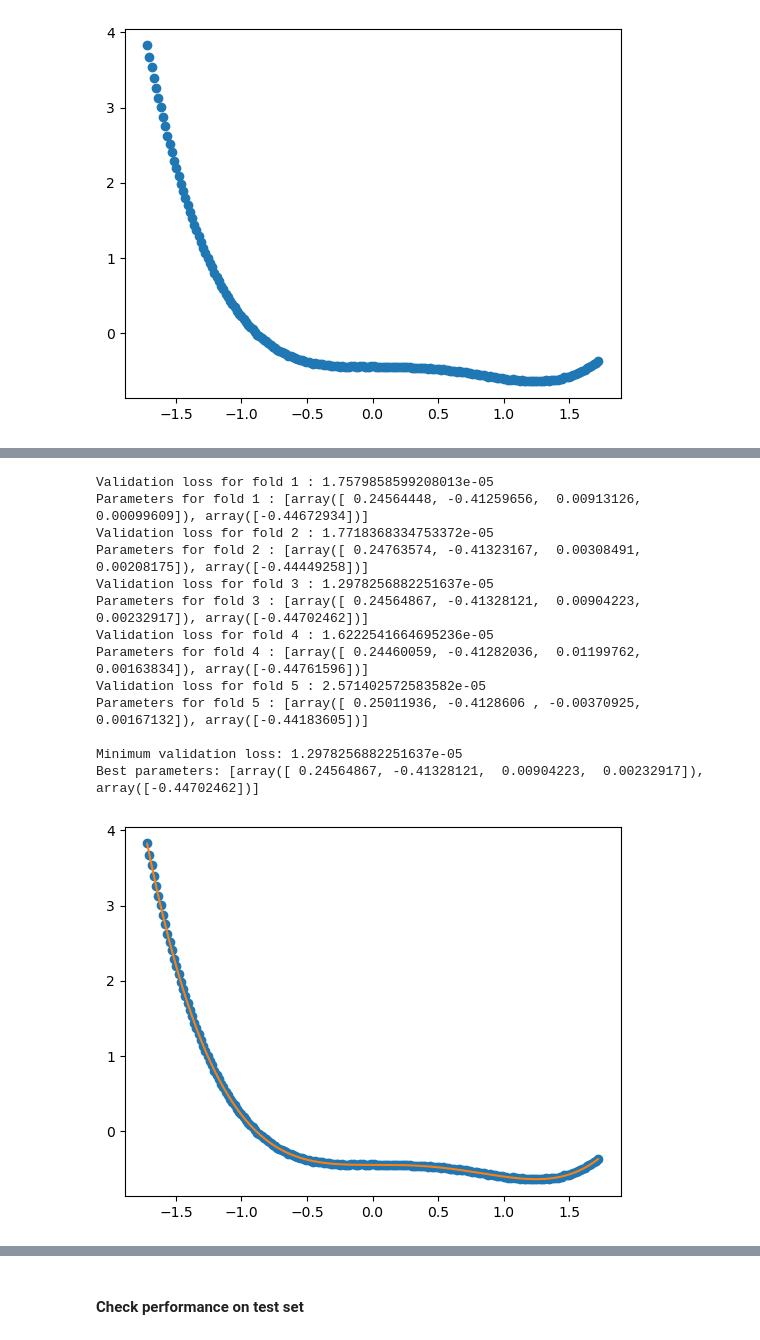
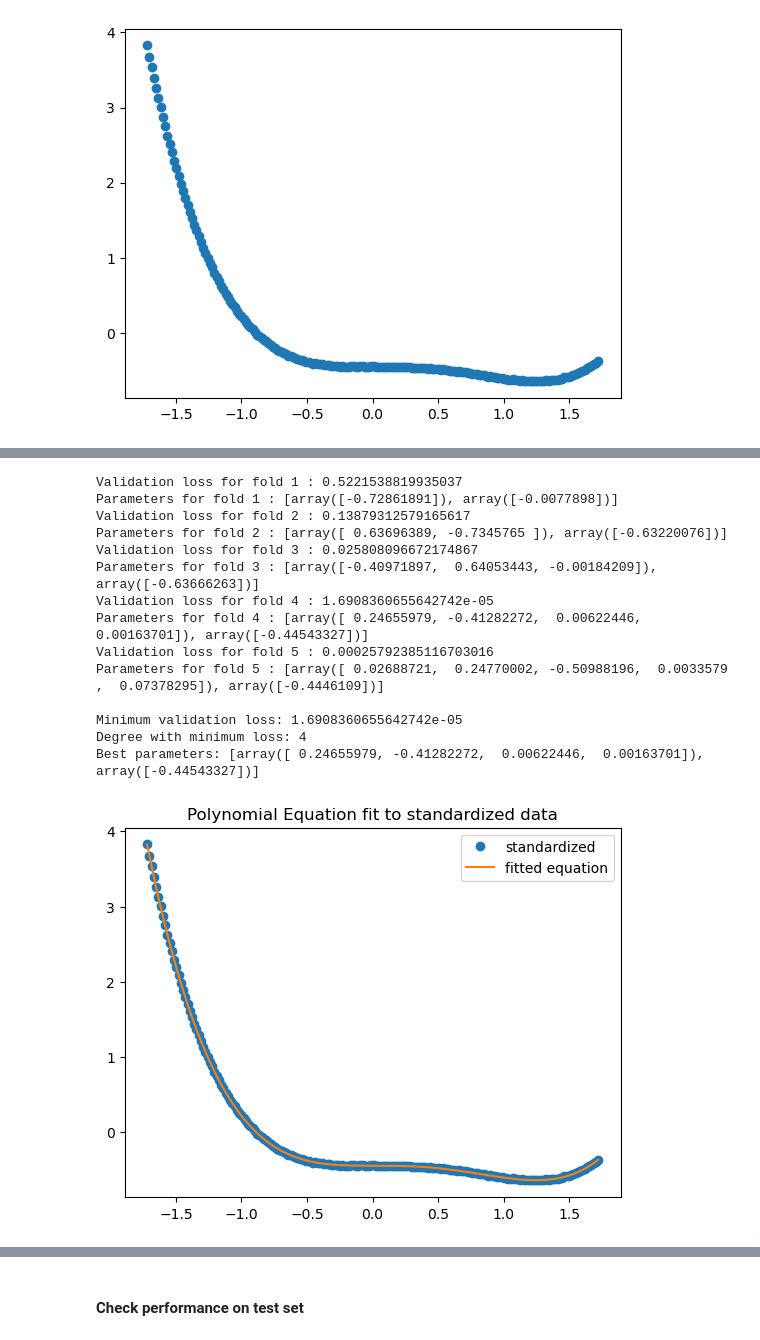
Before and after one commit to jddiosana/COE197-Machine-Learning, a Jupyter notebook: machine-problem-2/solver.ipynb, the cells around one changed output, grey strips where cells are left out. Saved outputs shown, nothing was run; the diff lists cells and outputs as text; code cells hidden in the pictures.

```diff
--- a/machine-problem-2/solver.ipynb
+++ b/machine-problem-2/solver.ipynb
@@ -163,9 +171,10 @@ folds = split_indices(x.data, k)
 # train model with k-fold cross validation
 for i in range(k):
     x_train, y_train, x_validation, y_validation = split_data(x.data, y.data, folds[i])
-
+    degree = i+1
+    loss_list = []
     # initialize parameters
-    w = Tensor(np.random.randn(4)) # 4 weights
+    w = Tensor(np.random.randn(degree)) # k+1 weights
     b = Tensor(np.random.randn(1)) # 1 bias term
     # initialize optimizer
     opt = optim.SGD([w, b], lr=lr)
@@ -180,17 +189,19 @@ for i in range(k):
             xb = x_train.data[batch]
             yb = y_train.data[batch]
 
-            y_pred = predict_data([w, b], xb) # make predictions
+            y_pred = predict_data([w, b], xb, degree) # make predictions
             loss = loss_fn(y_pred, yb) # calculate loss
-            grad = calc_grad(xb, yb, w, b) # calculate gradients
+            grad = calc_grad(xb, yb, w, b, degree) # calculate gradients
             opt.params[0].grad = np.array(grad[0:len(grad)-1]) # update gradients of weights
             opt.params[1].grad = np.array(grad[len(grad)-1]) # update gradients of bias term
             opt.step() # update parameters
+            loss_list.append(loss) # store loss
 
     #validate model
-    y_pred = predict_data([w, b], x_validation.data)
+    y_pred = predict_data([w, b], x_validation.data, degree)
     val_loss = loss_fn(y_pred, y_validation.data)
     val_losses.append(val_loss)
+    losses.append(loss_list)
 
     #save parameters
     params.append([w.data, b.data])
@@ -200,32 +220,37 @@ for i in range(k):
     print('Parameters for fold', i+1, ':', params[i])
 
 best_params = params[np.argmin(val_losses)] # get parameters with the lowest validation loss
+best_degree = np.argmin(val_losses)+1 # get degree of parameters with the lowest validation loss
 print('\nMinimum validation loss:', np.min(val_losses))
+print('Degree with minimum loss:', best_degree)
 print('Best parameters:', best_params)
 # %% [output]
-Validation loss for fold 1 : 1.7579858599208013e-05
-Parameters for fold 1 : [array([ 0.24564448, -0.41259656,  0.00913126,  0.00099609]), array([-0.44672934])]
-Validation loss for fold 2 : 1.7718368334753372e-05
-Parameters for fold 2 : [array([ 0.24763574, -0.41323167,  0.00308491,  0.00208175]), array([-0.44449258])]
-Validation loss for fold 3 : 1.2978256882251637e-05
-Parameters for fold 3 : [array([ 0.24564867, -0.41328121,  0.00904223,  0.00232917]), array([-0.44702462])]
-Validation loss for fold 4 : 1.6222541664695236e-05
-Parameters for fold 4 : [array([ 0.24460059, -0.41282036,  0.01199762,  0.00163834]), array([-0.44761596])]
-Validation loss for fold 5 : 2.571402572583582e-05
-Parameters for fold 5 : [array([ 0.25011936, -0.4128606 , -0.00370925,  0.00167132]), array([-0.44183605])]
+Validation loss for fold 1 : 0.5221538819935037
+Parameters for fold 1 : [array([-0.72861891]), array([-0.0077898])]
+Validation loss for fold 2 : 0.13879312579165617
+Parameters for fold 2 : [array([ 0.63696389, -0.7345765 ]), array([-0.63220076])]
+Validation loss for fold 3 : 0.025808096672174867
+Parameters for fold 3 : [array([-0.40971897,  0.64053443, -0.00184209]), array([-0.63666263])]
+Validation loss for fold 4 : 1.6908360655642742e-05
+Parameters for fold 4 : [array([ 0.24655979, -0.41282272,  0.00622446,  0.00163701]), array([-0.44543327])]
+Validation loss for fold 5 : 0.00025792385116703016
+Parameters for fold 5 : [array([ 0.02688721,  0.24770002, -0.50988196,  0.0033579 ,  0.07378295]), array([-0.4446109])]
 
-Minimum validation loss: 1.2978256882251637e-05
-Best parameters: [array([ 0.24564867, -0.41328121,  0.00904223,  0.00232917]), array([-0.44702462])]
+Minimum validation loss: 1.6908360655642742e-05
+Degree with minimum loss: 4
+Best parameters: [array([ 0.24655979, -0.41282272,  0.00622446,  0.00163701]), array([-0.44543327])]
 # %%
 # make predictions on the standardized training data
-y_pred = predict_data(best_params, x.data)
+y_pred = predict_data(best_params, x.data, best_degree)
 
 # plot the data
 plt.plot(x.data, y.data, 'o')
 plt.plot(x.data, y_pred)
+plt.title('Polynomial Equation fit to standardized data')
+plt.legend(['standardized', 'fitted equation'])
 plt.show()
 # %% [output]
-[figure, old version]
+[figure, new version]
 # %%
 #return data to original scale
 x_orig = return_to_original(x.data, x_mean, x_std)
```
Also changed, not shown: parts of 11 cells of this notebook, 4 other files.
